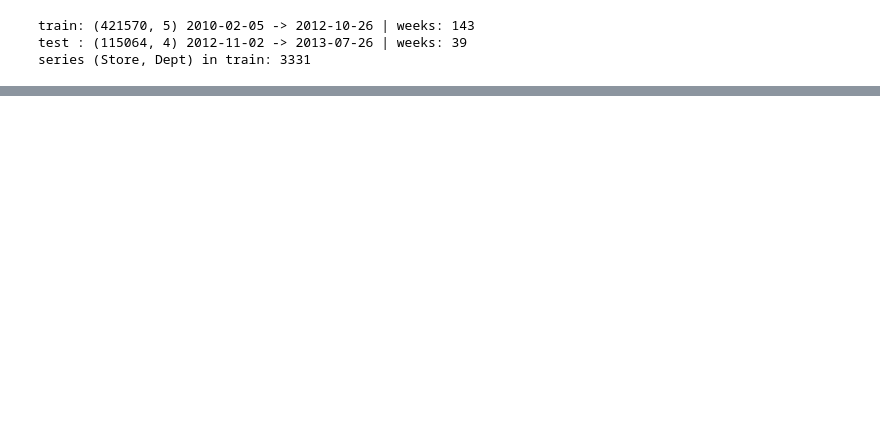
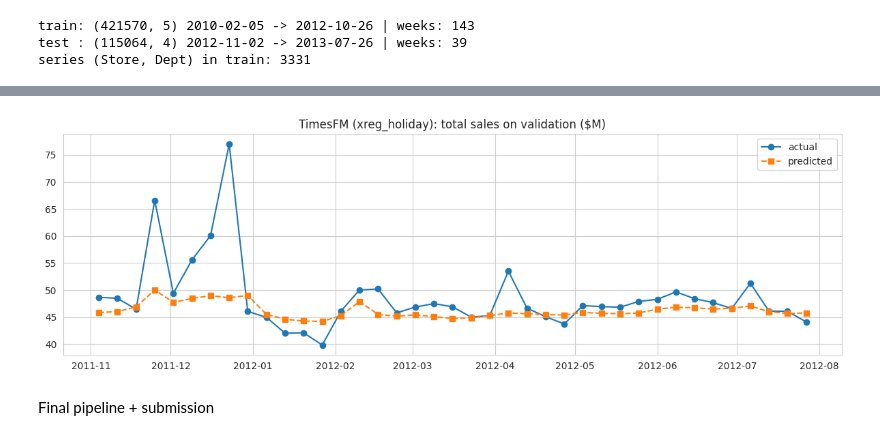
Before and after one commit to romaxod/ML-FINAL, a Jupyter notebook: model_experiment_TimesFM.ipynb, the cells around one changed output, grey strips where cells are left out. Drawn from its saved outputs; the diff is of its cells as text; code cells hidden in the pictures; blank space fills up the shorter version.

```diff
--- a/model_experiment_TimesFM.ipynb
+++ b/model_experiment_TimesFM.ipynb
@@ -54,3 +49,0 @@ MLflow experiment: TimesFM_Training
-# %%
-!ls /kaggle/input/competitions/
-prep.CANDIDATE_DIRS.append("/kaggle/input/competitions/walmart-recruiting-store-sales-forecasting/")
@@ -224,0 +110,7 @@ saved: submission_TimesFM.csv
+# %%
+shares_woy, shares_ov = prep.build_shares(train_part)
+GLOBAL_MED = float(train_part.Weekly_Sales.median())
+totals_tr = prep.store_totals(train_part)
+totals_full = prep.store_totals(train_raw)
+store_types = stores_raw.set_index("Store")["Type"].to_dict()
+print("store totals:", totals_tr.shape, "| val weeks:", len(val_dates))
@@ -224,0 +151,20 @@ saved: submission_TimesFM.csv
+# %%
+ZERO_SHOT_CONFIGS = {
+    "zero_shot_ctx52": dict(context=52),
+    "zero_shot_full":  dict(context=None),
+}
+
+results, store_fcs = {}, {}
+for name, kw in ZERO_SHOT_CONFIGS.items():
+    t0 = time.time()
+    fc_long = zero_shot_store_forecast(model, totals_tr, val_dates, **kw)
+    pred = prep.disaggregate(val_part[["Store", "Dept", "Date"]], fc_long,
+                             shares_woy, shares_ov, GLOBAL_MED)
+    s = wmae(val_part.Weekly_Sales.values, pred, val_part.IsHoliday.values)
+    results[name], store_fcs[name] = s, fc_long
+    with mlflow.start_run(run_name=f"{ARCH}_StoreLevel_{name}"):
+        mlflow.log_params({"config": name, "checkpoint": CHECKPOINT,
+                           "context": kw["context"] or "full", "covariates": "none"})
+        mlflow.log_metric("val_wmae", s)
+        mlflow.log_metric("fit_seconds", time.time() - t0)
+    print(f"{name:20s} val WMAE = {s:10,.1f}   ({time.time()-t0:.0f}s)")
@@ -224,0 +257,13 @@ saved: submission_TimesFM.csv
+# %%
+fig, ax = plt.subplots(figsize=(12, 4))
+a = val_part.groupby("Date").Weekly_Sales.sum() / 1e6
+p = pd.Series(best_val_pred, index=val_part.index).groupby(val_part.Date).sum() / 1e6
+ax.plot(a.index, a.values, "o-", label="actual")
+ax.plot(p.index, p.values, "s--", label="predicted")
+ax.set_title(f"{ARCH} ({best_name}): total sales on validation ($M)")
+ax.legend()
+plt.tight_layout(); plt.savefig(f"pictures/{ARCH.lower()}_val_total.png", dpi=120); plt.show()
+# %% [output]
+[figure, added]
+# %% [markdown]
+Final pipeline + submission
```
Also changed, not shown: parts of 27 cells of this notebook, 2 other files.
